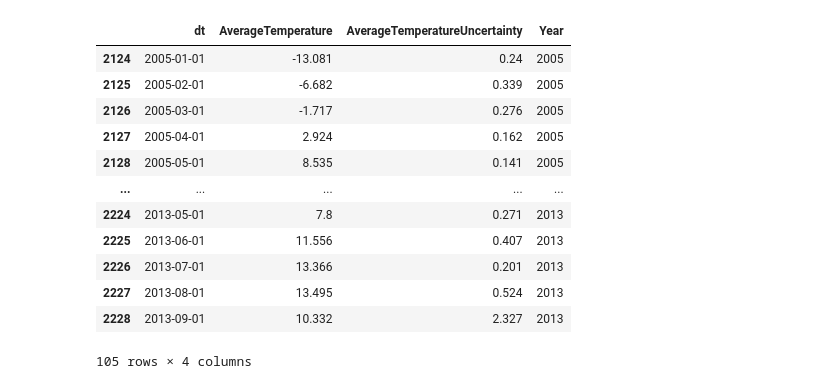
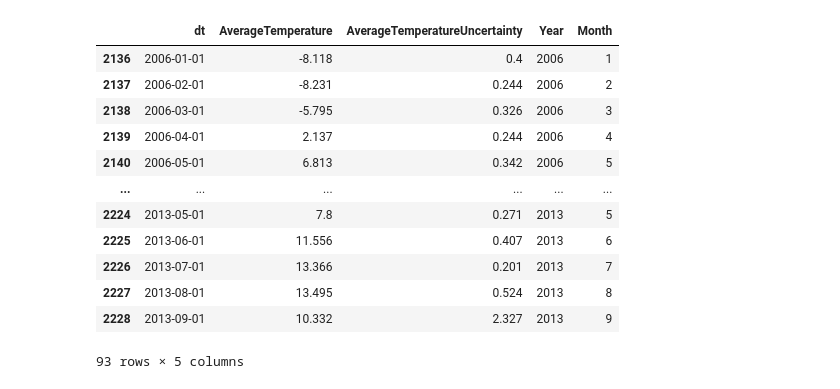
Before and after one commit to mcgillies/CPSC368, a Jupyter notebook: insertgeneration.ipynb, the cells around one changed output. Cells and saved outputs as stored; diff of their text form; code cells hidden in the pictures.

```diff
--- a/insertgeneration.ipynb
+++ b/insertgeneration.ipynb
@@ -4,0 +8,8 @@ import numpy as np
+# %%
+def clean_df(df):
+    # Input is pd.DataFrame
+    # Fills na value with "NULL" and filters years to be 2012-2013
+    # Return pd.dataframe
+    df = df.fillna("NULL")
+    df = df[(df['Year'] > 2005) & (df['Year'] < 2014)]
+    return df
@@ -5,22 +25,23 @@ import numpy as np
 # %%
+## Reading in temperature dataset and filtering/creating columns as necessary
 et = pd.read_csv("data/earth_temp_updated.csv")
-et = et.fillna("NULL")
 et['Year'] = et['dt'].str.slice(0,4)
 et['Year'] = et['Year'].astype(int)
-et = et[(et['Year'] > 2004) & (et['Year'] < 2014)]
+et['Month'] = et['dt'].str[6].astype(int)
+et = clean_df(et)
 et
 # %% [output]
-|  | dt | AverageTemperature | AverageTemperatureUncertainty | Year |
-| 2124 | 2005-01-01 | -13.081 | 0.24 | 2005 |
-| 2125 | 2005-02-01 | -6.682 | 0.339 | 2005 |
-| 2126 | 2005-03-01 | -1.717 | 0.276 | 2005 |
-| 2127 | 2005-04-01 | 2.924 | 0.162 | 2005 |
-| 2128 | 2005-05-01 | 8.535 | 0.141 | 2005 |
-| ... | ... | ... | ... | ... |
-| 2224 | 2013-05-01 | 7.8 | 0.271 | 2013 |
-| 2225 | 2013-06-01 | 11.556 | 0.407 | 2013 |
-| 2226 | 2013-07-01 | 13.366 | 0.201 | 2013 |
-| 2227 | 2013-08-01 | 13.495 | 0.524 | 2013 |
-| 2228 | 2013-09-01 | 10.332 | 2.327 | 2013 |
+|  | dt | AverageTemperature | AverageTemperatureUncertainty | Year | Month |
+| 2136 | 2006-01-01 | -8.118 | 0.4 | 2006 | 1 |
+| 2137 | 2006-02-01 | -8.231 | 0.244 | 2006 | 2 |
+| 2138 | 2006-03-01 | -5.795 | 0.326 | 2006 | 3 |
+| 2139 | 2006-04-01 | 2.137 | 0.244 | 2006 | 4 |
+| 2140 | 2006-05-01 | 6.813 | 0.342 | 2006 | 5 |
+| ... | ... | ... | ... | ... | ... |
+| 2224 | 2013-05-01 | 7.8 | 0.271 | 2013 | 5 |
+| 2225 | 2013-06-01 | 11.556 | 0.407 | 2013 | 6 |
+| 2226 | 2013-07-01 | 13.366 | 0.201 | 2013 | 7 |
+| 2227 | 2013-08-01 | 13.495 | 0.524 | 2013 | 8 |
+| 2228 | 2013-09-01 | 10.332 | 2.327 | 2013 | 9 |
-105 rows × 4 columns
+93 rows × 5 columns
 # %%
```
Also changed, not shown: parts of 30 cells of this notebook, 1 other file.
